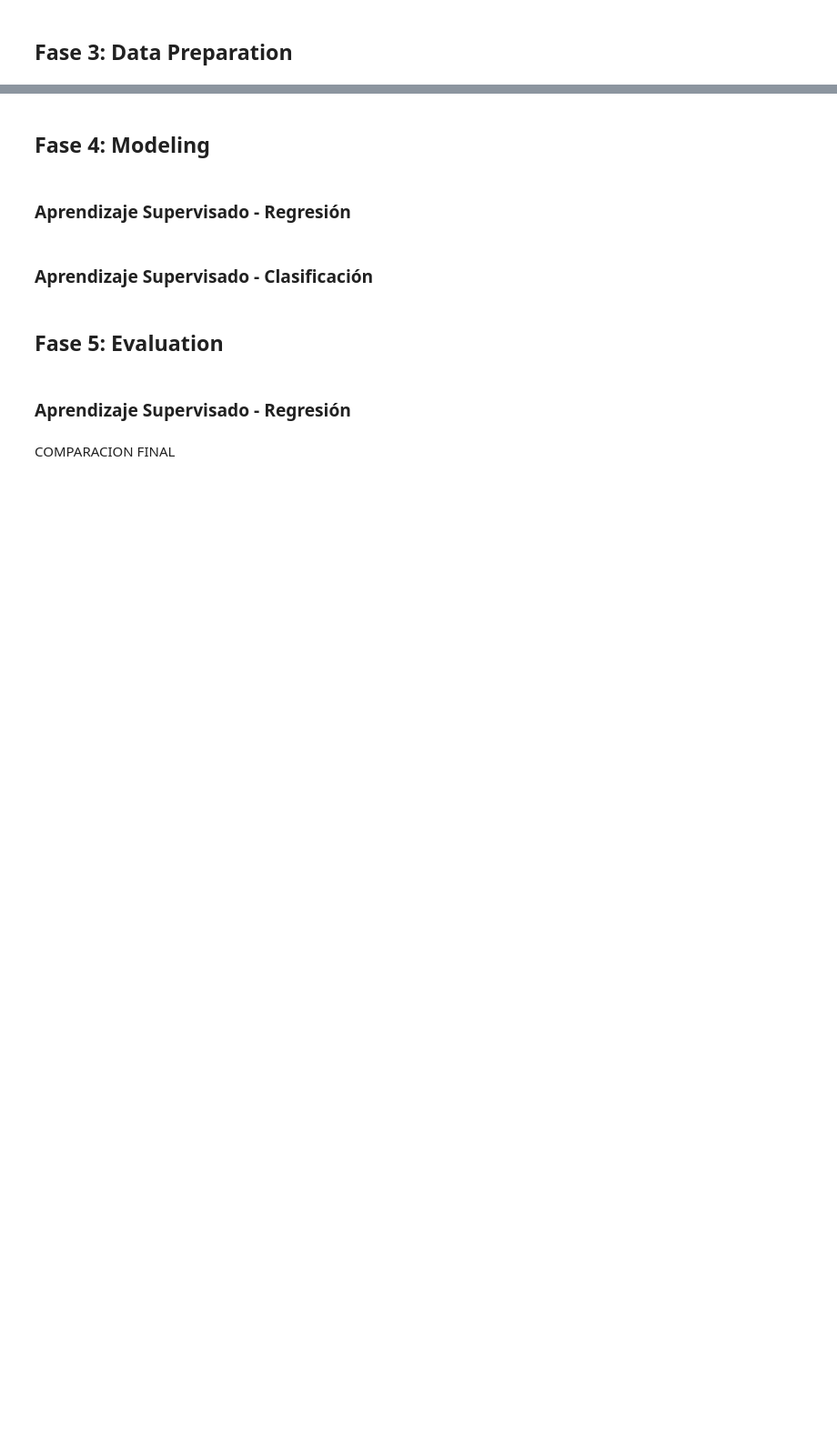
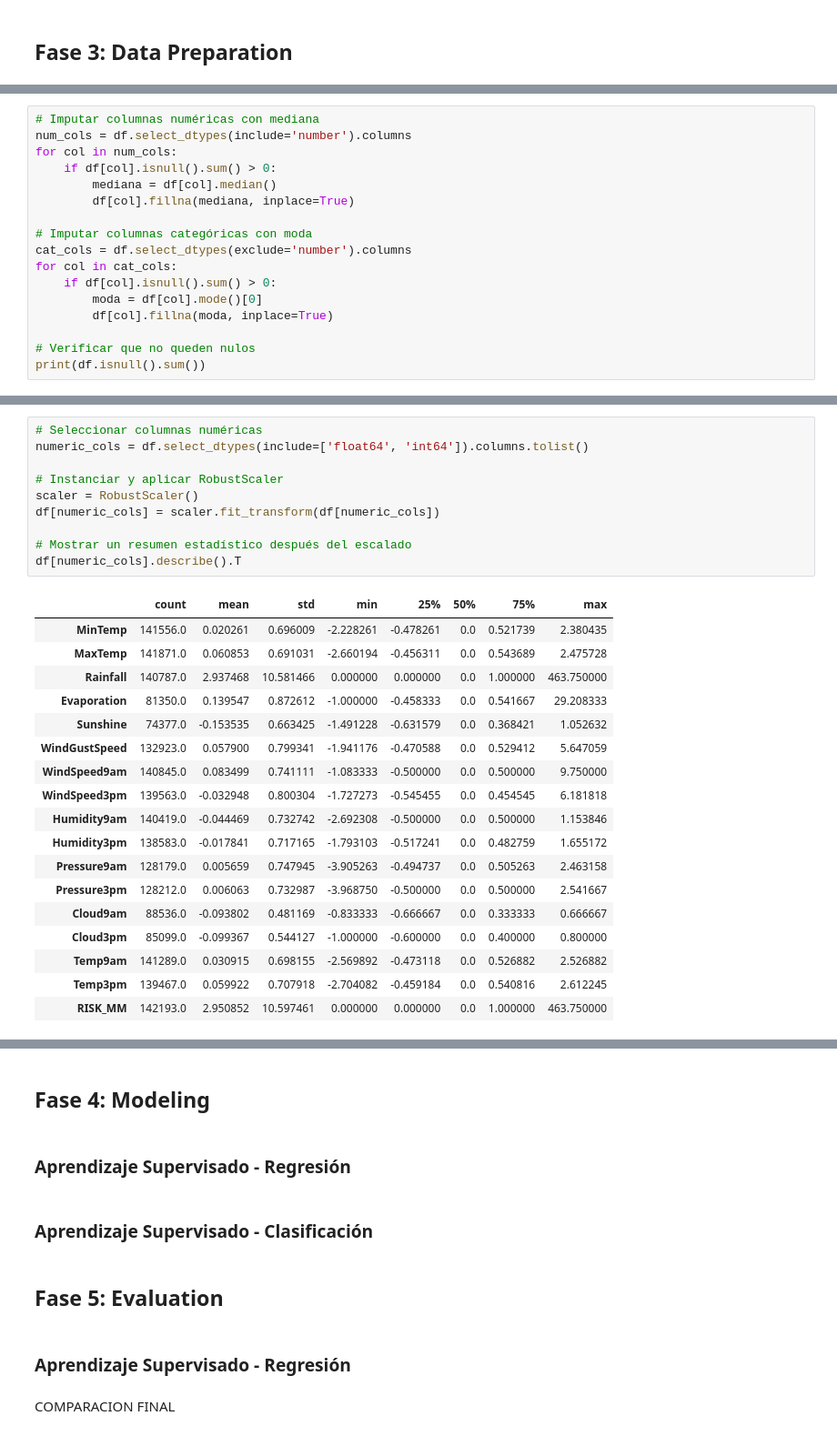
Before and after one commit to NicolasCeronM/Mineria-de-datos, a Jupyter notebook: Plantilla_Metodología_CRISP_en_Notebook.ipynb, the cells around one changed output, grey strips where cells are left out. Shown at 91% size. Saved outputs shown, nothing was run; the diff lists cells and outputs as text; blank space fills up the shorter version.

```diff
--- a/Plantilla_Metodología_CRISP_en_Notebook.ipynb
+++ b/Plantilla_Metodología_CRISP_en_Notebook.ipynb
@@ -175,0 +302,17 @@ plt.show()
+# %%
+# Imputar columnas numéricas con mediana
+num_cols = df.select_dtypes(include='number').columns
+for col in num_cols:
+    if df[col].isnull().sum() > 0:
+        mediana = df[col].median()
+        df[col].fillna(mediana, inplace=True)
+
+# Imputar columnas categóricas con moda
+cat_cols = df.select_dtypes(exclude='number').columns
+for col in cat_cols:
+    if df[col].isnull().sum() > 0:
+        moda = df[col].mode()[0]
+        df[col].fillna(moda, inplace=True)
+
+# Verificar que no queden nulos
+print(df.isnull().sum())
@@ -175,0 +349,29 @@ plt.show()
+# %%
+# Seleccionar columnas numéricas
+numeric_cols = df.select_dtypes(include=['float64', 'int64']).columns.tolist()
+
+# Instanciar y aplicar RobustScaler
+scaler = RobustScaler()
+df[numeric_cols] = scaler.fit_transform(df[numeric_cols])
+
+# Mostrar un resumen estadístico después del escalado
+df[numeric_cols].describe().T
+# %% [output]
+|  | count | mean | std | min | 25% | 50% | 75% | max |
+| MinTemp | 141556.0 | 0.020261 | 0.696009 | -2.228261 | -0.478261 | 0.0 | 0.521739 | 2.380435 |
+| MaxTemp | 141871.0 | 0.060853 | 0.691031 | -2.660194 | -0.456311 | 0.0 | 0.543689 | 2.475728 |
+| Rainfall | 140787.0 | 2.937468 | 10.581466 | 0.000000 | 0.000000 | 0.0 | 1.000000 | 463.750000 |
+| Evaporation | 81350.0 | 0.139547 | 0.872612 | -1.000000 | -0.458333 | 0.0 | 0.541667 | 29.208333 |
+| Sunshine | 74377.0 | -0.153535 | 0.663425 | -1.491228 | -0.631579 | 0.0 | 0.368421 | 1.052632 |
+| WindGustSpeed | 132923.0 | 0.057900 | 0.799341 | -1.941176 | -0.470588 | 0.0 | 0.529412 | 5.647059 |
+| WindSpeed9am | 140845.0 | 0.083499 | 0.741111 | -1.083333 | -0.500000 | 0.0 | 0.500000 | 9.750000 |
+| WindSpeed3pm | 139563.0 | -0.032948 | 0.800304 | -1.727273 | -0.545455 | 0.0 | 0.454545 | 6.181818 |
+| Humidity9am | 140419.0 | -0.044469 | 0.732742 | -2.692308 | -0.500000 | 0.0 | 0.500000 | 1.153846 |
+| Humidity3pm | 138583.0 | -0.017841 | 0.717165 | -1.793103 | -0.517241 | 0.0 | 0.482759 | 1.655172 |
+| Pressure9am | 128179.0 | 0.005659 | 0.747945 | -3.905263 | -0.494737 | 0.0 | 0.505263 | 2.463158 |
+| Pressure3pm | 128212.0 | 0.006063 | 0.732987 | -3.968750 | -0.500000 | 0.0 | 0.500000 | 2.541667 |
+| Cloud9am | 88536.0 | -0.093802 | 0.481169 | -0.833333 | -0.666667 | 0.0 | 0.333333 | 0.666667 |
+| Cloud3pm | 85099.0 | -0.099367 | 0.544127 | -1.000000 | -0.600000 | 0.0 | 0.400000 | 0.800000 |
+| Temp9am | 141289.0 | 0.030915 | 0.698155 | -2.569892 | -0.473118 | 0.0 | 0.526882 | 2.526882 |
+| Temp3pm | 139467.0 | 0.059922 | 0.707918 | -2.704082 | -0.459184 | 0.0 | 0.540816 | 2.612245 |
+| RISK_MM | 142193.0 | 2.950852 | 10.597461 | 0.000000 | 0.000000 | 0.0 | 1.000000 | 463.750000 |
```
Also changed, not shown: parts of 11 cells of this notebook.
